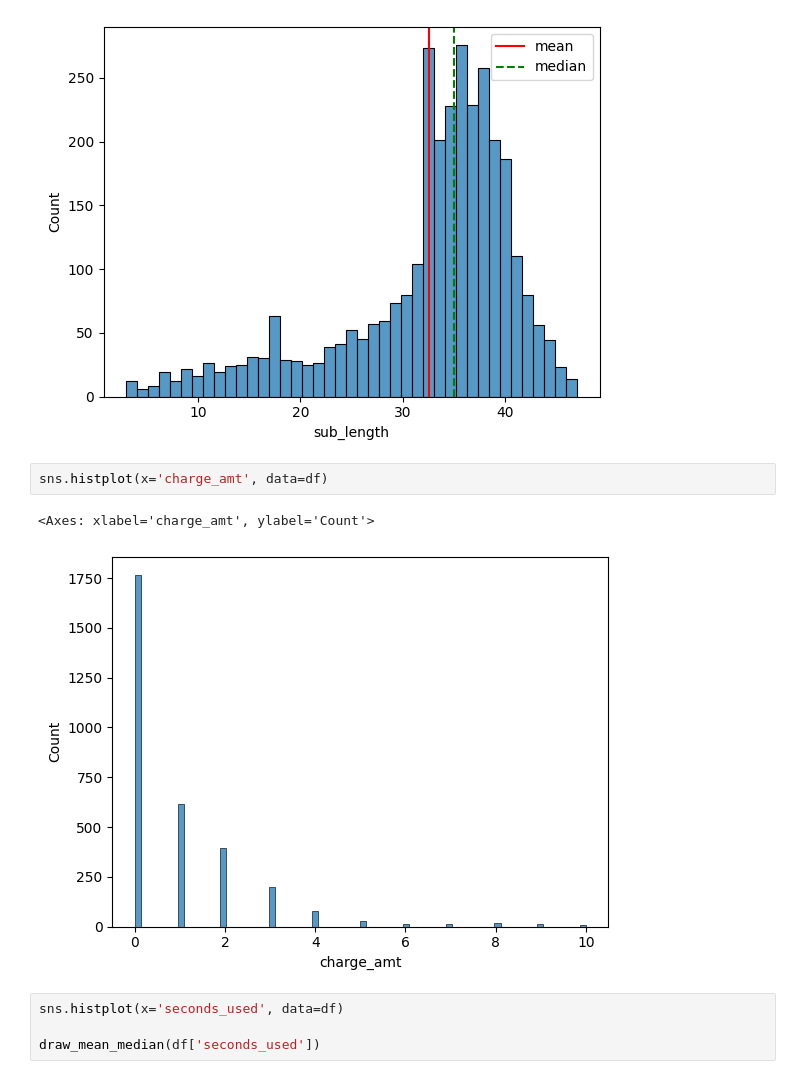
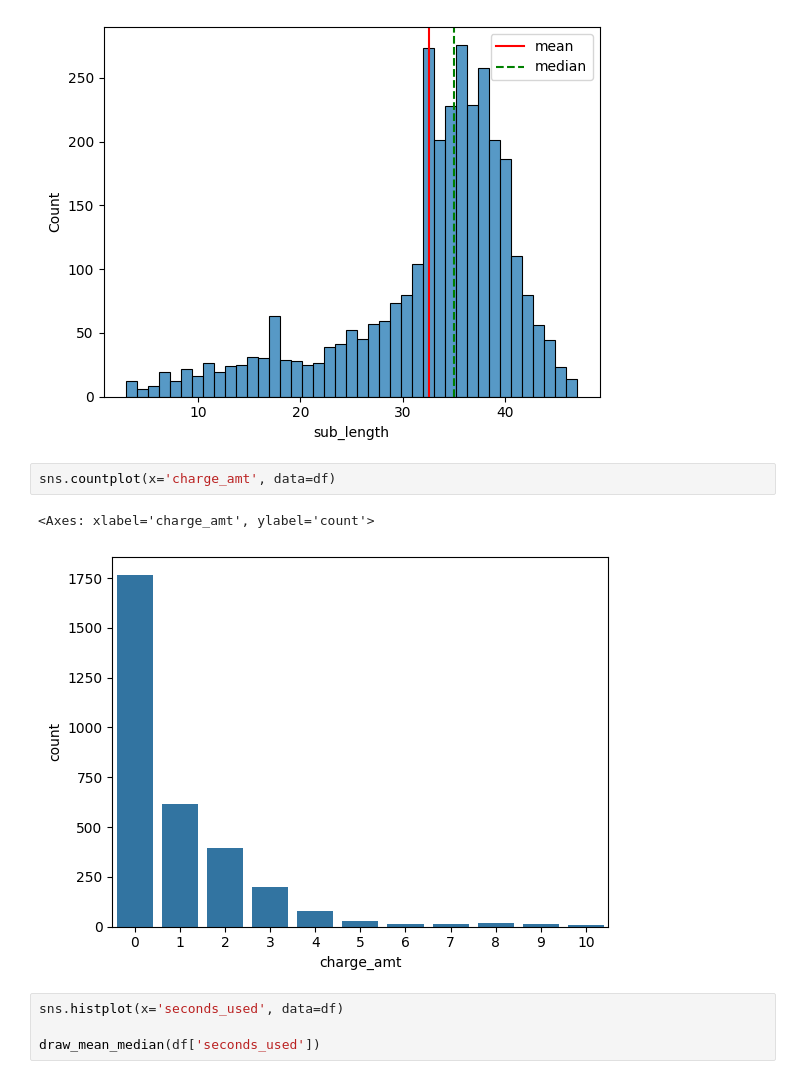
Before and after one commit to mlcuadra1/Churn-Risk-EDA, a Jupyter notebook: notebooks/Script 2 - EDA.ipynb, the cells around one changed output. Drawn from its saved outputs; the diff is of its cells as text.

```diff
--- a/notebooks/Script 2 - EDA.ipynb
+++ b/notebooks/Script 2 - EDA.ipynb
@@ -148,10 +148,10 @@ print(np.median(df['sub_length']))
 35.0
 [figure]
 # %%
-sns.histplot(x='charge_amt', data=df)
+sns.countplot(x='charge_amt', data=df)
 # %% [output]
-<Axes: xlabel='charge_amt', ylabel='Count'>
+<Axes: xlabel='charge_amt', ylabel='count'>
-[figure, old version]
+[figure, new version]
 # %%
 sns.histplot(x='seconds_used', data=df)
 
```
Also changed, not shown: parts of 6 cells of this notebook.
